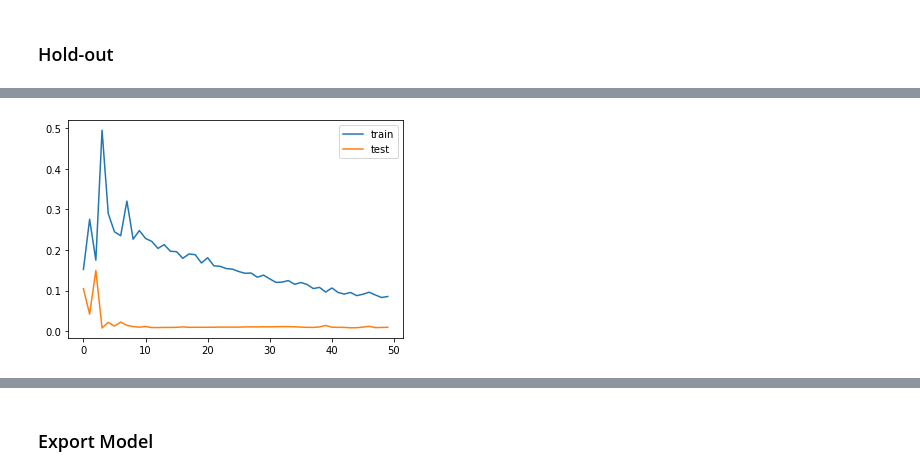
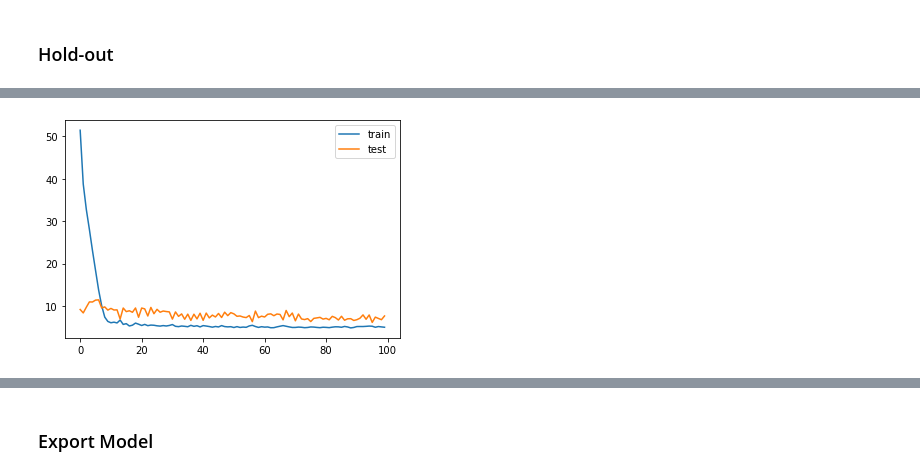
Before and after one commit to ben-edde/LIMA, a Jupyter notebook: model/bench.ipynb, the cells around one changed output, grey strips where cells are left out. Saved outputs shown, nothing was run; the diff lists cells and outputs as text; code cells hidden in the pictures.

```diff
--- a/model/bench.ipynb
+++ b/model/bench.ipynb
@@ -494,0 +478,5 @@ y.shape
+# %%
+X = raw_X[:, selector.get_support()]
+feature_name=f"scale_RFE_Lasso_{X.shape[-1]}"
+print(f"{X.shape} | {y.shape}")
+df_selected.columns[:-1][selector.get_support()]
@@ -553,8 +571,8 @@ tf.random.set_seed(seed_value)
 ### Hold-out
 # %%
 # X=event_emb.reshape(-1,3,emb.shape[-1])
-y=y.reshape(-1,1)
-# X=X.reshape(-1,3,10,900)
+# y=y.reshape(-1,1)
+# X=X.reshape(-1,10,900)
 # X=X.reshape(-1,10,3,900)
-X.shape
+f"{X.shape} | {y.shape}"
 # %% [output]
@@ -562,25 +580,25 @@ X.shape
 # %%
 length=X.shape[0]
 train_size=int(length*0.6)
-step_size=30
+step_size=1
 
 train_X=X[:train_size]
 train_y=y[:train_size,:]
 test_X=X[train_size:]
 test_y=y[train_size:,:]
 
-# X_scaler = MinMaxScaler(feature_range=(0.1, 1))
-# X_scaler.fit(train_X)
-y_scaler = MinMaxScaler(feature_range=(0.1, 1))
+X_scaler = MinMaxScaler(feature_range=(1, 100))
+X_scaler.fit(train_X)
+y_scaler = MinMaxScaler(feature_range=(1, 100))
 y_scaler.fit(train_y)
 
-# train_X=X_scaler.transform(train_X)
-# test_X=X_scaler.transform(test_X)
+train_X=X_scaler.transform(train_X)
+test_X=X_scaler.transform(test_X)
 train_y=y_scaler.transform(train_y)
 test_y=y_scaler.transform(test_y)
 
-# train_X=train_X.reshape(train_X.shape[0],step_size,train_X.shape[-1])
-# test_X=test_X.reshape(test_X.shape[0],step_size,test_X.shape[-1])
+train_X=train_X.reshape(train_X.shape[0],step_size,train_X.shape[-1])
+test_X=test_X.reshape(test_X.shape[0],step_size,test_X.shape[-1])
 print(f"train_X: {train_X.shape}\ntest_X:{test_X.shape}")
 print(f"train_y: {train_y.shape}\ntest_y:{test_y.shape}")
 # %% [output]
@@ -643,7 +646,9 @@ _________________________________________________________________
 # %%
-# ts_inputs = Input(shape=(1,train_X.shape[-1]))
-# ts_model = Bidirectional(GRU(500,dropout=0.1,return_sequences=False))(ts_inputs)
-# ts_model= Dropout(0.2)(ts_model)
-# ts_model =Dense(1)(ts_model)
-# model = Model(inputs=ts_inputs, outputs=ts_model)
-# model.compile(loss='mse', optimizer='adam')
+tf.keras.backend.clear_session()
+ts_inputs = Input(shape=(step_size,train_X.shape[-1]))
+ts_model = Bidirectional(GRU(500,dropout=0.1,return_sequences=False))(ts_inputs)
+ts_model= Dropout(0.2)(ts_model)
+ts_model =Dense(1)(ts_model)
+model = Model(inputs=ts_inputs, outputs=ts_model)
+model.compile(loss='mae', optimizer='adam')
+model.summary()
@@ -650,14 +674,14 @@ _________________________________________________________________
 # %%
 df_forecast_error = pd.DataFrame(
         columns=['h', 'mae', 'rmse', 'mape', 'descriptions'])
-history = model.fit(train_X, train_y, epochs=50, batch_size=100, validation_data=(test_X, test_y), verbose=0, shuffle=False)
+history = model.fit(train_X, train_y, epochs=100, batch_size=100, validation_data=(test_X, test_y), verbose=0, shuffle=False)
 # # plot history
 pyplot.plot(history.history['loss'], label='train')
 pyplot.plot(history.history['val_loss'], label='test')
 pyplot.legend()
 pyplot.show()
 # %% [output]
-[figure, old version]
+[figure, new version]
 # %%
 pred_y = model.predict(test_X)
 pred_y.shape
```
Also changed, not shown: parts of 37 cells of this notebook, 2 other files.
